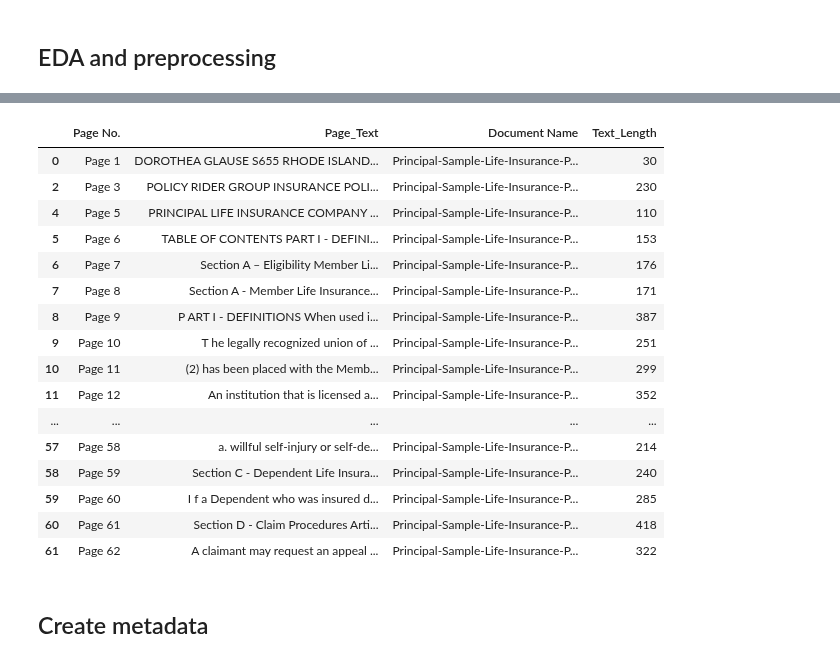
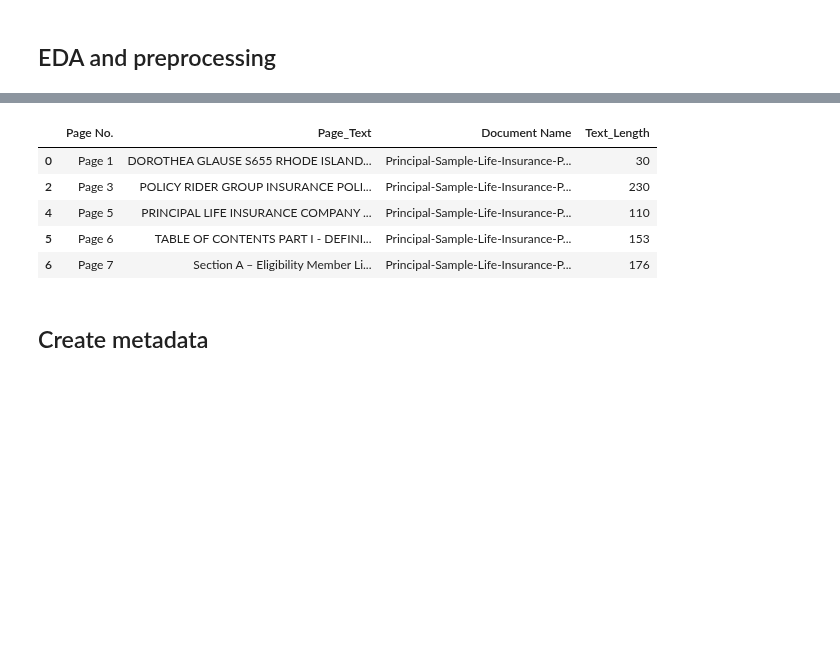
Before and after one commit to cuonghv0298/Mr.HelpMateAI, a Jupyter notebook: HelpMateAI.ipynb, the cells around one changed output, grey strips where cells are left out. Saved outputs shown, nothing was run; the diff lists cells and outputs as text; code cells hidden in the pictures; blank space fills up the shorter version.

```diff
--- a/HelpMateAI.ipynb
+++ b/HelpMateAI.ipynb
@@ -48,6 +33,11 @@ from langchain.schema import Document
 ## Extract content from pdf
 return full_text => list[[page, content]]
 # %%
+def check_bboxes(word, table_bbox):
+    # check whether word is inside a table bbox
+    l = word['x0'], word['top'], word['x1'], word['bottom']
+    r = table_bbox
+    return l[0] > r[0] and l[1] > r[1] and l[2] < r[2] and l[3] < r[3]
 def extract_text_from_pdf(pdf_path):
     p = 0
     full_text = []
@@ -81,7 +71,7 @@ def extract_text_from_pdf(pdf_path):
 
     return full_text
 # %%
-pdf_path = "/Users/cuong/Documents/LiveperpoolUni/Mr.HelpMateAI/Principal-Sample-Life-Insurance-Policy.pdf"
+pdf_path = "Principal-Sample-Life-Insurance-Policy.pdf"
 extracted_text = extract_text_from_pdf(pdf_path)
 pdfs_data = pd.DataFrame(extracted_text, columns=['Page No.', 'Page_Text'])
 pdfs_data['Document Name'] = pdf_path.split("/")[-1]
@@ -117,26 +107,15 @@ Text(0, 0.5, 'Frequency')
 # %%
 # Retain only the rows with a text length of at least 10
 
 pdfs_data = pdfs_data.loc[pdfs_data['Text_Length'] >= 10]
-pdfs_data
+pdfs_data.head()
 # %% [output]
 |  | Page No. | Page_Text | Document Name | Text_Length |
 | 0 | Page 1 | DOROTHEA GLAUSE S655 RHODE ISLAND... | Principal-Sample-Life-Insurance-P... | 30 |
 | 2 | Page 3 | POLICY RIDER GROUP INSURANCE POLI... | Principal-Sample-Life-Insurance-P... | 230 |
 | 4 | Page 5 | PRINCIPAL LIFE INSURANCE COMPANY ... | Principal-Sample-Life-Insurance-P... | 110 |
 | 5 | Page 6 | TABLE OF CONTENTS PART I - DEFINI... | Principal-Sample-Life-Insurance-P... | 153 |
 | 6 | Page 7 | Section A – Eligibility Member Li... | Principal-Sample-Life-Insurance-P... | 176 |
-| 7 | Page 8 | Section A - Member Life Insurance... | Principal-Sample-Life-Insurance-P... | 171 |
-| 8 | Page 9 | P ART I - DEFINITIONS When used i... | Principal-Sample-Life-Insurance-P... | 387 |
-| 9 | Page 10 | T he legally recognized union of ... | Principal-Sample-Life-Insurance-P... | 251 |
-| 10 | Page 11 | (2) has been placed with the Memb... | Principal-Sample-Life-Insurance-P... | 299 |
-| 11 | Page 12 | An institution that is licensed a... | Principal-Sample-Life-Insurance-P... | 352 |
-| ... | ... | ... | ... | ... |
-| 57 | Page 58 | a. willful self-injury or self-de... | Principal-Sample-Life-Insurance-P... | 214 |
-| 58 | Page 59 | Section C - Dependent Life Insura... | Principal-Sample-Life-Insurance-P... | 240 |
-| 59 | Page 60 | I f a Dependent who was insured d... | Principal-Sample-Life-Insurance-P... | 285 |
-| 60 | Page 61 | Section D - Claim Procedures Arti... | Principal-Sample-Life-Insurance-P... | 418 |
-| 61 | Page 62 | A claimant may request an appeal ... | Principal-Sample-Life-Insurance-P... | 322 |
 # %% [markdown]
 ## Create metadata
 # %%
```
Also changed, not shown: parts of 32 cells of this notebook, 2 other files.
